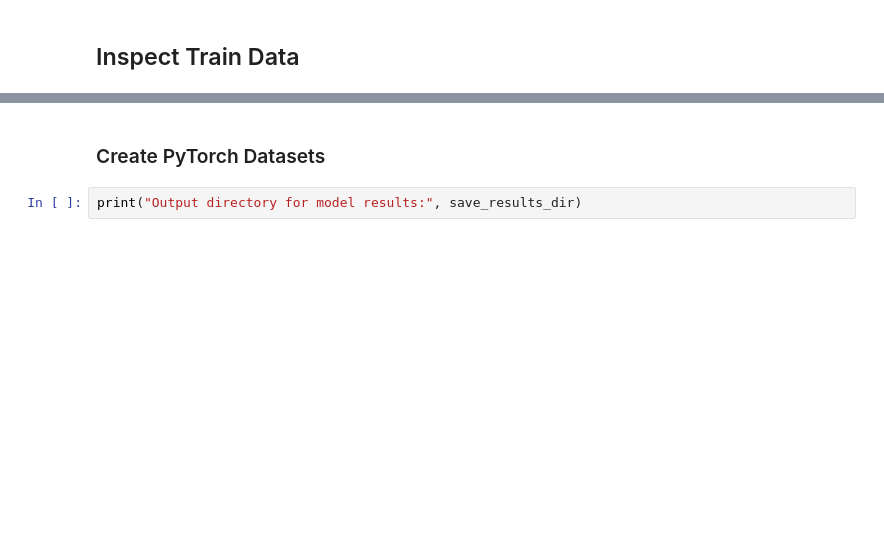
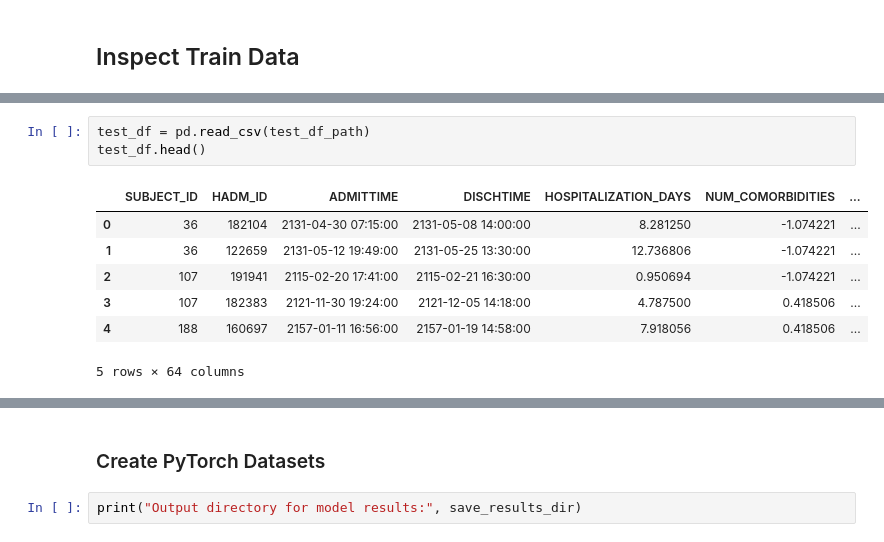
Before and after one commit to LucasVon0645/msc-thesis-recurrent-health-modeling, a Jupyter notebook: recurrent_health_events_prediction/training/notebooks/deep_learning_training.ipynb, the cells around one changed output, grey strips where cells are left out. Cells and saved outputs as stored; diff of their text form; blank space fills up the shorter version.

```diff
--- a/recurrent_health_events_prediction/training/notebooks/deep_learning_training.ipynb
+++ b/recurrent_health_events_prediction/training/notebooks/deep_learning_training.ipynb
@@ -112,3 +110,14 @@ test_df[model_config['current_feat_cols']].describe()
 | 50% | -0.175213 | 0.014955 | 0.250178 | -0.214736 | 0.056942 | 0.214658 |
 | 75% | 0.573555 | 0.415328 | 0.527685 | 0.341488 | 0.854676 | 0.893465 |
 | max | 3.629250 | 4.018679 | 1.438056 | 5.347504 | 1.559036 | 1.695691 |
+# %%
+test_df = pd.read_csv(test_df_path)
+test_df.head()
+# %% [output]
+|  | SUBJECT_ID | HADM_ID | ADMITTIME | DISCHTIME | HOSPITALIZATION_DAYS | NUM_COMORBIDITIES | ... |
+| 0 | 36 | 182104 | 2131-04-30 07:15:00 | 2131-05-08 14:00:00 | 8.281250 | -1.074221 | ... |
+| 1 | 36 | 122659 | 2131-05-12 19:49:00 | 2131-05-25 13:30:00 | 12.736806 | -1.074221 | ... |
+| 2 | 107 | 191941 | 2115-02-20 17:41:00 | 2115-02-21 16:30:00 | 0.950694 | -1.074221 | ... |
+| 3 | 107 | 182383 | 2121-11-30 19:24:00 | 2121-12-05 14:18:00 | 4.787500 | 0.418506 | ... |
+| 4 | 188 | 160697 | 2157-01-11 16:56:00 | 2157-01-19 14:58:00 | 7.918056 | 0.418506 | ... |
+5 rows × 64 columns
```
Also changed, not shown: parts of 22 cells of this notebook, 2 other files.
